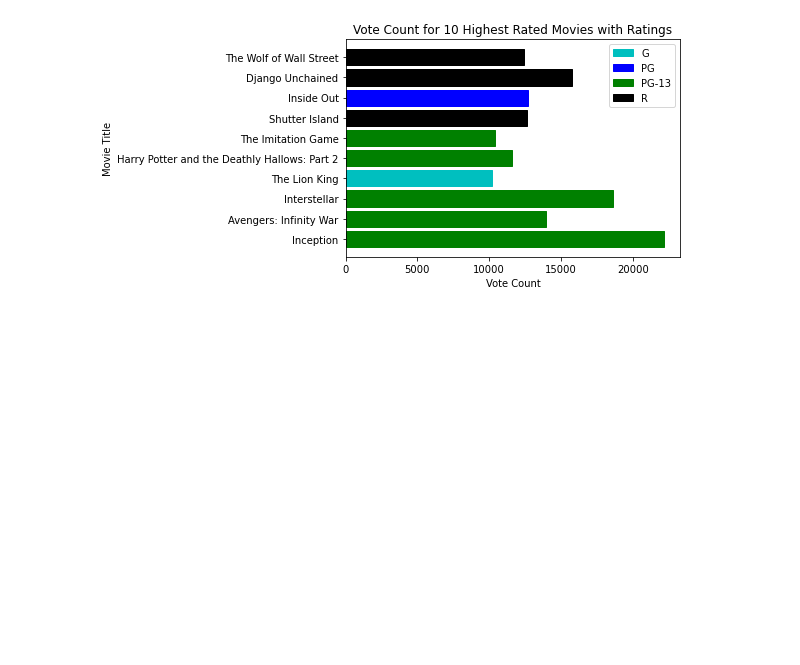
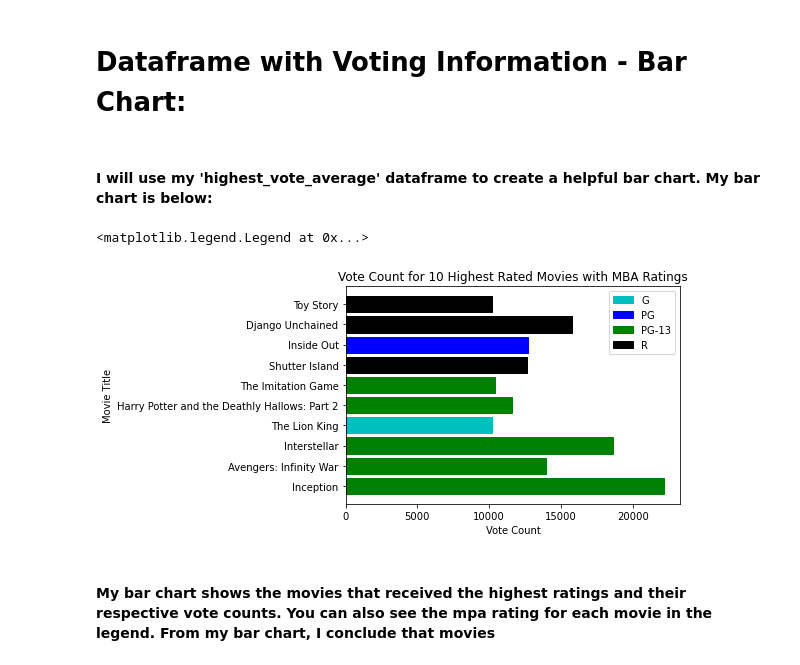
Before and after one commit to eaiturbe/microsoft_movie_analysis, a Jupyter notebook: project_wt.ipynb, the cells around one changed output. Cells and saved outputs as stored; diff of their text form; code cells hidden in the pictures; blank space fills up the shorter version.

```diff
--- a/project_wt.ipynb
+++ b/project_wt.ipynb
@@ -22,0 +47,3 @@ new_df = df[df['vote_count'] > 10000]
+# %%
+highest_vote_average['release_month'] = highest_vote_average['release_date']
+highest_vote_average['release_month'] = highest_vote_average['release_date'].str[5:7]
@@ -23,4 +52,3 @@ new_df = df[df['vote_count'] > 10000]
 # %%
-highest_vote_average = new_df.sort_values('vote_average', ascending = False)
-highest_vote_average = highest_vote_average.head(10)
-highest_vote_average
+highest_vote_average = highest_vote_average.sort_values('vote_average', ascending = False)
+highest_vote_average = highest_vote_average.head(100)
@@ -38,0 +71,12 @@ highest_vote_average
+# %%
+highest_vote_average['release_month'] = highest_vote_average['release_month'].replace(['02'], 'Feb')
+highest_vote_average['release_month'] = highest_vote_average['release_month'].replace(['03'], 'Mar')
+highest_vote_average['release_month'] = highest_vote_average['release_month'].replace(['04'], 'Apr')
+highest_vote_average['release_month'] = highest_vote_average['release_month'].replace(['05'], 'May')
+highest_vote_average['release_month'] = highest_vote_average['release_month'].replace(['06'], 'Jun')
+highest_vote_average['release_month'] = highest_vote_average['release_month'].replace(['07'], 'Jul')
+highest_vote_average['release_month'] = highest_vote_average['release_month'].replace(['08'], 'Aug')
+highest_vote_average['release_month'] = highest_vote_average['release_month'].replace(['09'], 'Sep')
+highest_vote_average['release_month'] = highest_vote_average['release_month'].replace(['10'], 'Oct')
+highest_vote_average['release_month'] = highest_vote_average['release_month'].replace(['11'], 'Nov')
+highest_vote_average['release_month'] = highest_vote_average['release_month'].replace(['12'], 'Dec')
@@ -39,28 +160,33 @@ highest_vote_average
+# %% [markdown]
+# Dataframe with Voting Information - Bar Chart:
+# %% [markdown]
+#### I will use my 'highest_vote_average' dataframe to create a helpful bar chart.  My bar chart is below:
 # %%
- bar1 = plt.barh(highest_vote_average['title'], highest_vote_average['vote_count'])
+ bar1 = plt.barh(highest_vote_average.head(10)['title'], highest_vote_average.head(10)['vote_count'])
 bar1[9].set_color('black')
 bar1[8].set_color('black')
 bar1[7].set_color('b')
 bar1[6].set_color('black')
 bar1[5].set_color('g')
 bar1[4].set_color('g')
 bar1[3].set_color('c')
 bar1[2].set_color('g')
 bar1[1].set_color('g')
 bar1[0].set_color('g')
-plt.title('Vote Count for 10 Highest Rated Movies with Ratings')
+plt.title('Vote Count for 10 Highest Rated Movies with MBA Ratings')
 plt.xlabel('Vote Count')
 plt.ylabel('Movie Title')
 
 cyan_patch = mpatches.Patch(color='c', label='G')
 blue_patch = mpatches.Patch(color='b', label='PG')
 green_patch = mpatches.Patch(color='g', label='PG-13')
 black_patch = mpatches.Patch(color='black', label='R')
 plt.legend(handles=[cyan_patch, blue_patch, green_patch, black_patch])
-
-plt.show()
 # %% [output]
+<matplotlib.legend.Legend at 0x...>
-[figure, old version]
+[figure, new version]
+# %% [markdown]
+#### My bar chart shows the movies that received the highest ratings and their respective vote counts.  You can also see the mpa rating for each movie in the legend.  From my bar chart, I conclude that movies
 # %%
 df2 = pd.read_csv('data/zippedData/tn.movie_budgets.csv.gz')
 # %%
```
Also changed, not shown: parts of 27 cells of this notebook.
